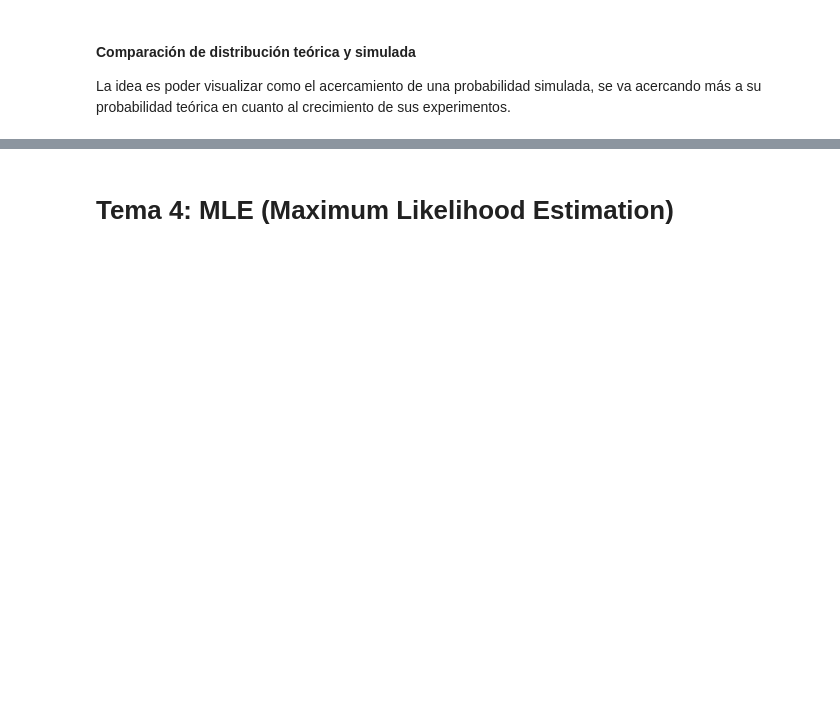
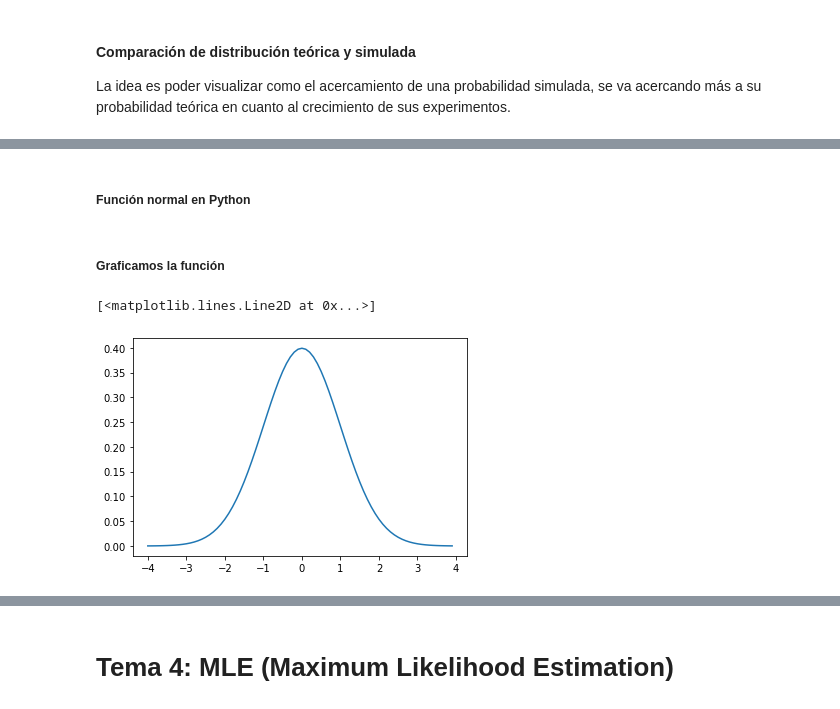
Before and after one commit to mazzaroli/probabilistic-statistics, a Jupyter notebook: estadistica-probabilistica.ipynb, the cells around one changed output, grey strips where cells are left out. Cells and saved outputs as stored; diff of their text form; code cells hidden in the pictures; blank space fills up the shorter version.

```diff
--- a/estadistica-probabilistica.ipynb
+++ b/estadistica-probabilistica.ipynb
@@ -1356,0 +1381,15 @@ Este esquema muy usado en la vida del científico de datos, nos puede servir cua
+# %% [markdown]
+##### Función normal en Python
+# %%
+def gaussiana(x, median, std):
+    return 1/(std*np.sqrt(2*np.pi))*np.exp(-0.5*pow((x-median)/std,2))
+# %% [markdown]
+##### Graficamos la función
+# %%
+x = np.arange(-4,4,0.1)
+y = gaussiana(x, 0.0, 1.0)
+
+plt.plot(x,y)
+# %% [output]
+[<matplotlib.lines.Line2D at 0x...>]
+[figure, added]
```
Also changed, not shown: parts of 59 cells of this notebook, 2 other files.
